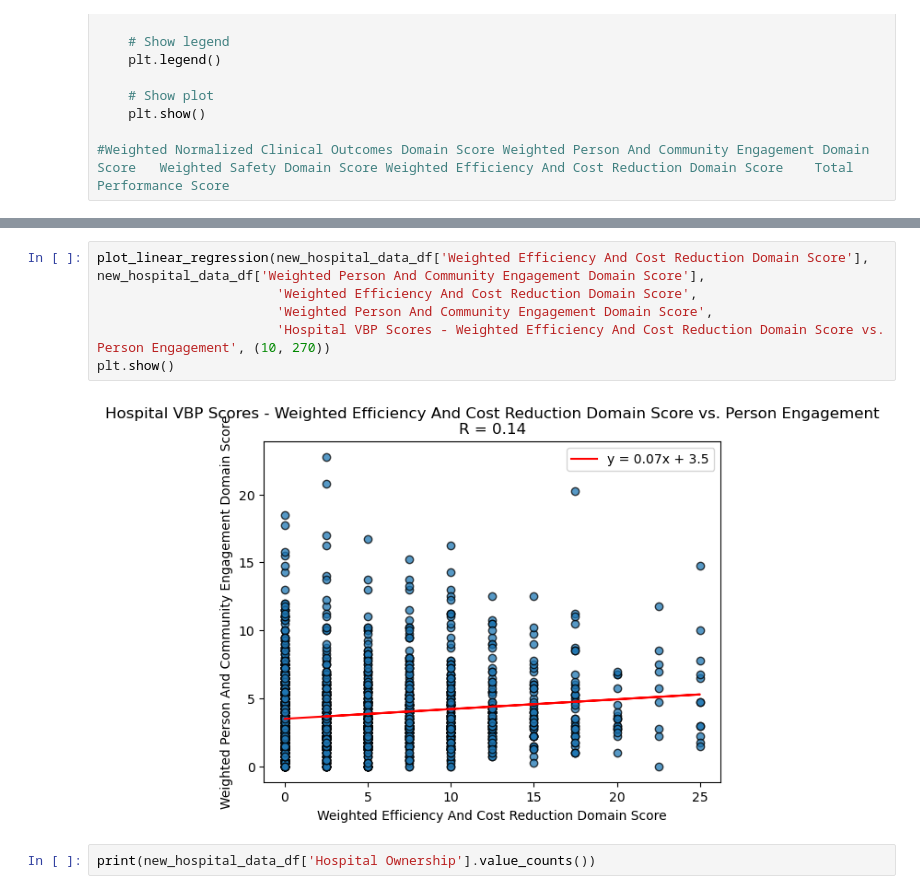
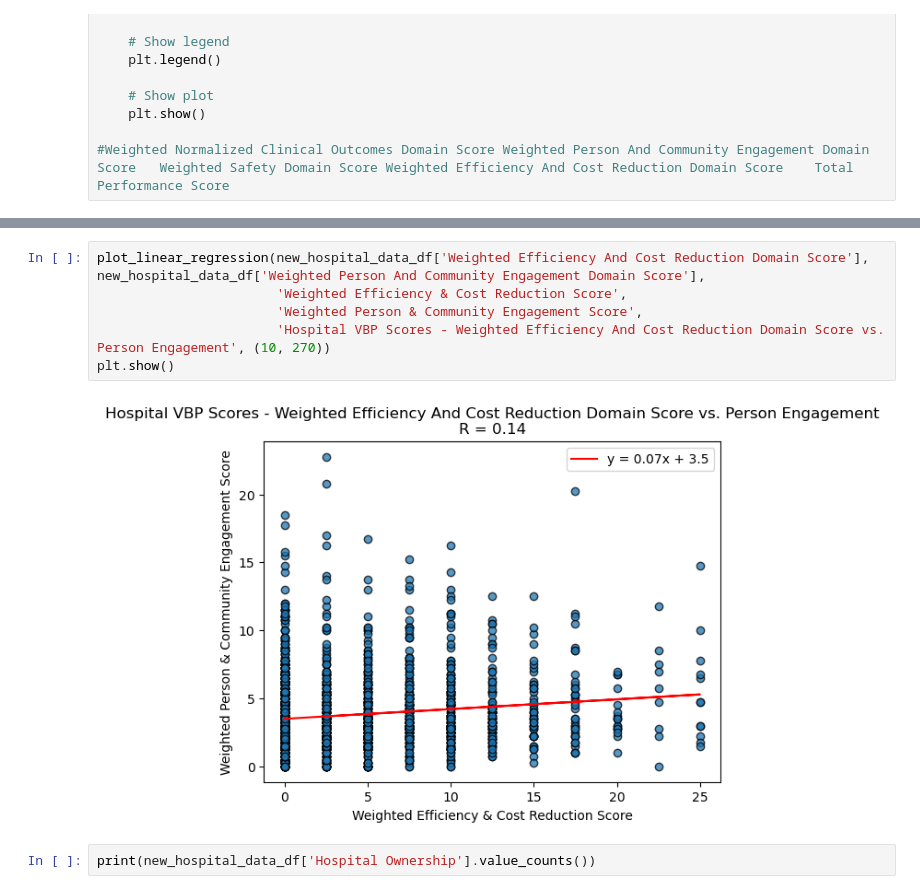
Before and after one commit to ElizabethVandergrift/Hospital_Metrics_Analysis, a Jupyter notebook: Project-1.ipynb, the cells around one changed output, grey strips where cells are left out. Cells and saved outputs as stored; diff of their text form.

```diff
--- a/Project-1.ipynb
+++ b/Project-1.ipynb
@@ -438,11 +454,11 @@ plt.show()
 # %%
 plot_linear_regression(new_hospital_data_df['Weighted Efficiency And Cost Reduction Domain Score'], new_hospital_data_df['Weighted Person And Community Engagement Domain Score'],
-                       'Weighted Efficiency And Cost Reduction Domain Score',
-                       'Weighted Person And Community Engagement Domain Score',
+                       'Weighted Efficiency & Cost Reduction Score',
+                       'Weighted Person & Community Engagement Score',
                        'Hospital VBP Scores - Weighted Efficiency And Cost Reduction Domain Score vs. Person Engagement', (10, 270))
 plt.show()
 # %% [output]
-[figure, old version]
+[figure, new version]
 # %%
 print(new_hospital_data_df['Hospital Ownership'].value_counts())
 # %% [output]
```
Also changed, not shown: parts of 29 cells of this notebook.
